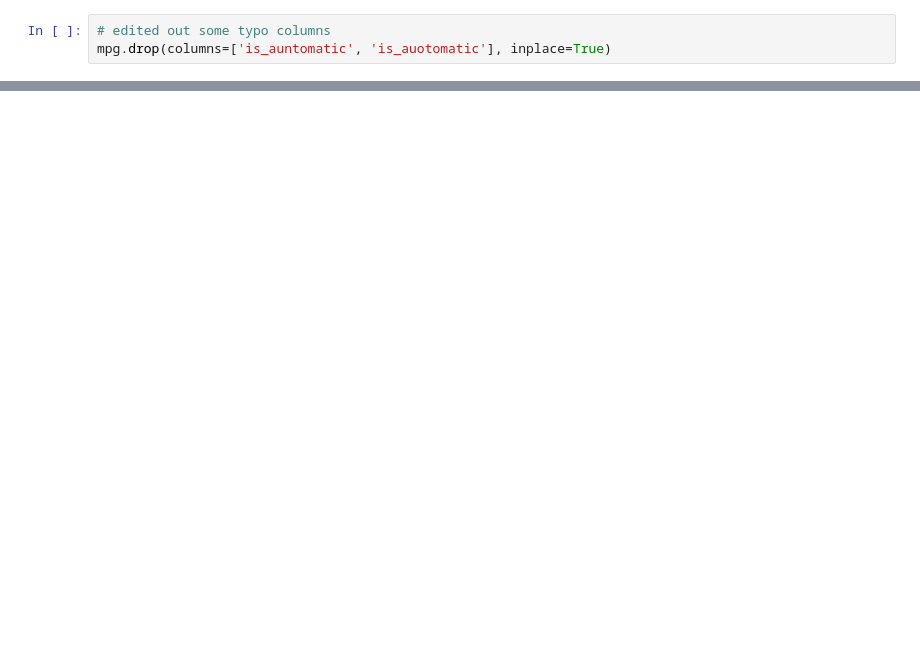
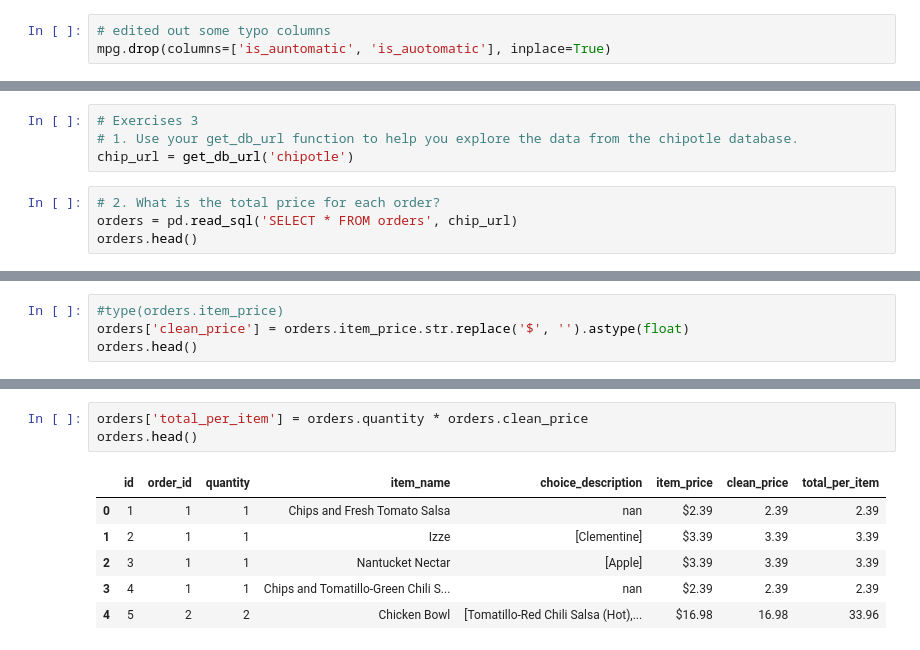
Before and after one commit to craigcalzado/numpy-pandas-visualization-exercises, a Jupyter notebook: advanced_dataframes.ipynb, the cells around one changed output, grey strips where cells are left out. Drawn from its saved outputs; the diff is of its cells as text; blank space fills up the shorter version.

```diff
--- a/advanced_dataframes.ipynb
+++ b/advanced_dataframes.ipynb
@@ -239,0 +200,8 @@ mpg.groupby(['is_automatic']).average_mileage.agg(['mean'])
+# %%
+# Exercises 3
+# 1. Use your get_db_url function to help you explore the data from the chipotle database.
+chip_url = get_db_url('chipotle')
+# %%
+# 2. What is the total price for each order?
+orders = pd.read_sql('SELECT * FROM orders', chip_url)
+orders.head()
@@ -239,0 +215,4 @@ mpg.groupby(['is_automatic']).average_mileage.agg(['mean'])
+# %%
+#type(orders.item_price)
+orders['clean_price'] = orders.item_price.str.replace('$', '').astype(float)
+orders.head()
@@ -239,0 +226,10 @@ mpg.groupby(['is_automatic']).average_mileage.agg(['mean'])
+# %%
+orders['total_per_item'] = orders.quantity * orders.clean_price
+orders.head()
+# %% [output]
+|  | id | order_id | quantity | item_name | choice_description | item_price | clean_price | total_per_item |
+| 0 | 1 | 1 | 1 | Chips and Fresh Tomato Salsa | nan | $2.39 | 2.39 | 2.39 |
+| 1 | 2 | 1 | 1 | Izze | [Clementine] | $3.39 | 3.39 | 3.39 |
+| 2 | 3 | 1 | 1 | Nantucket Nectar | [Apple] | $3.39 | 3.39 | 3.39 |
+| 3 | 4 | 1 | 1 | Chips and Tomatillo-Green Chili S... | nan | $2.39 | 2.39 | 2.39 |
+| 4 | 5 | 2 | 2 | Chicken Bowl | [Tomatillo-Red Chili Salsa (Hot),... | $16.98 | 16.98 | 33.96 |
```
Also changed, not shown: parts of 31 cells of this notebook.
